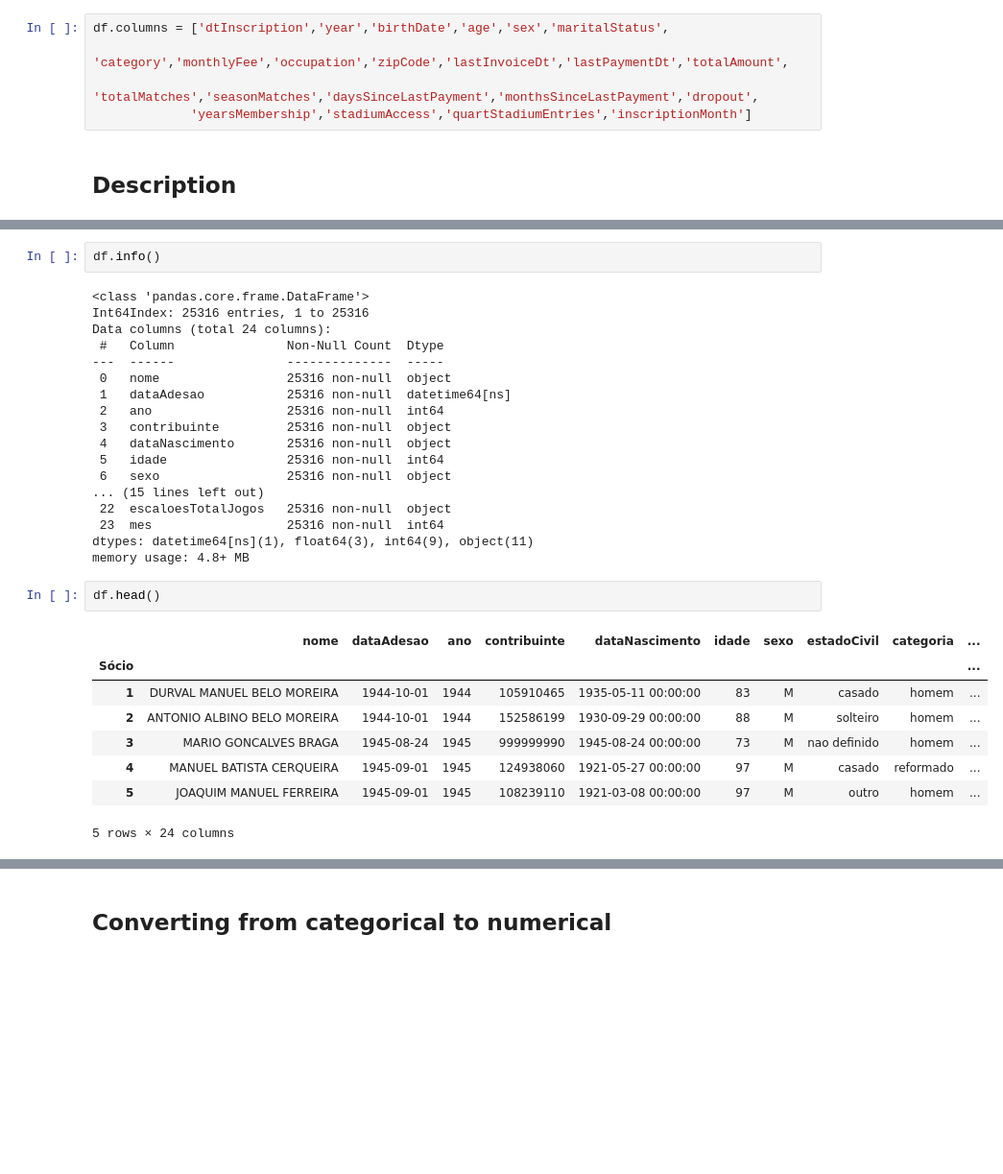
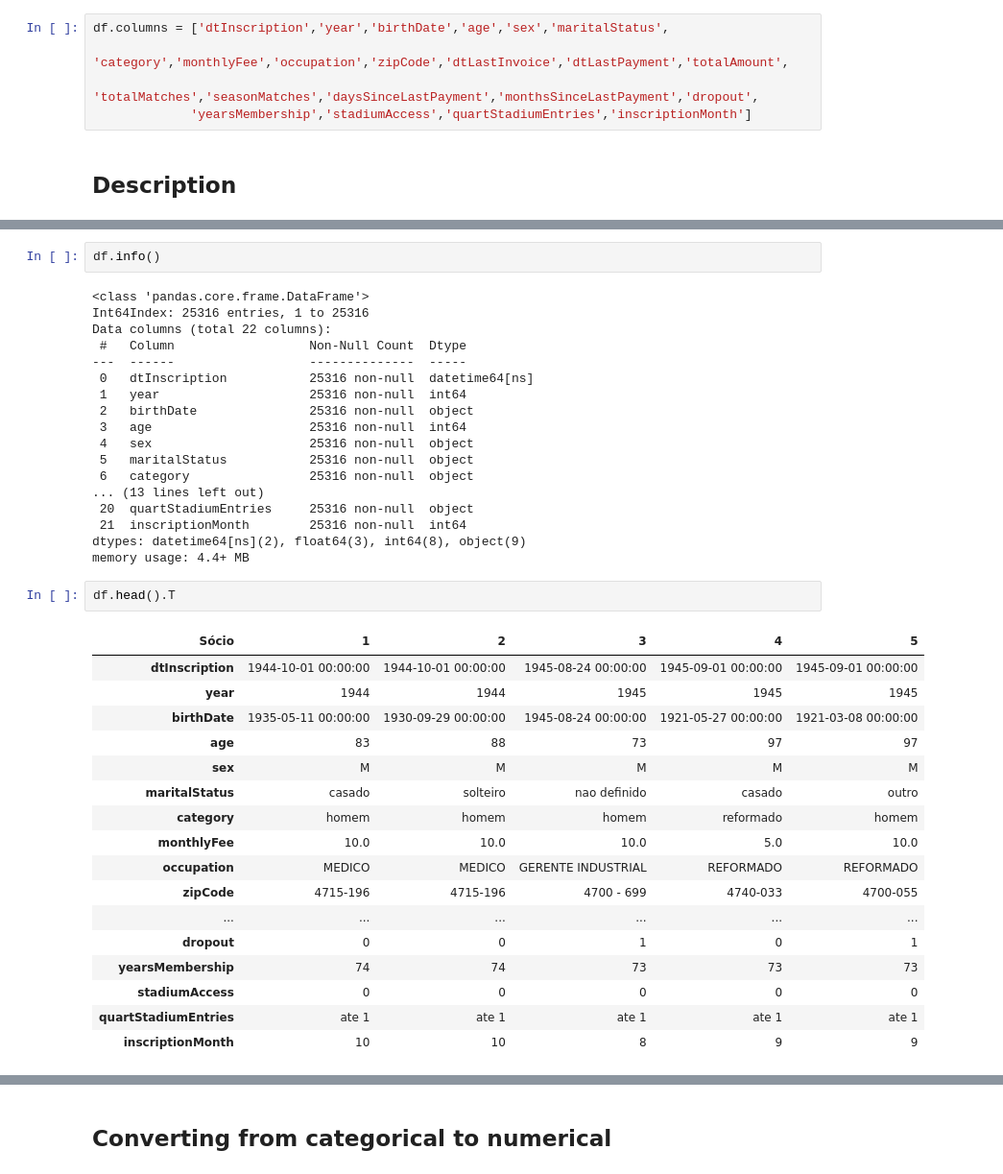
Before and after one commit to pesobreiro/customerDropoutMembership, a Jupyter notebook: analysis/01.survRandomForest.ipynb, the cells around one changed output, grey strips where cells are left out. Shown at 96% size. Saved outputs shown, nothing was run; the diff lists cells and outputs as text; blank space fills up the shorter version.

```diff
--- a/analysis/01.survRandomForest.ipynb
+++ b/analysis/01.survRandomForest.ipynb
@@ -81,7 +81,7 @@ Index(['dataAdesao', 'ano', 'dataNascimento', 'idade', 'sexo', 'estadoCivil',
       dtype='object')
 # %%
 df.columns = ['dtInscription','year','birthDate','age','sex','maritalStatus',
-             'category','monthlyFee','occupation','zipCode','lastInvoiceDt','lastPaymentDt','totalAmount',
+             'category','monthlyFee','occupation','zipCode','dtLastInvoice','dtLastPayment','totalAmount',
              'totalMatches','seasonMatches','daysSinceLastPayment','monthsSinceLastPayment','dropout',
              'yearsMembership','stadiumAccess','quartStadiumEntries','inscriptionMonth']
 # %% [markdown]
@@ -158,30 +145,39 @@ df.info()
 # %% [output]
 <class 'pandas.core.frame.DataFrame'>
 Int64Index: 25316 entries, 1 to 25316
-Data columns (total 24 columns):
- #   Column               Non-Null Count  Dtype
----  ------               --------------  -----
- 0   nome                 25316 non-null  object
- 1   dataAdesao           25316 non-null  datetime64[ns]
- 2   ano                  25316 non-null  int64
- 3   contribuinte         25316 non-null  object
- 4   dataNascimento       25316 non-null  object
- 5   idade                25316 non-null  int64
- 6   sexo                 25316 non-null  object
-... (15 lines left out)
- 22  escaloesTotalJogos   25316 non-null  object
- 23  mes                  25316 non-null  int64
-dtypes: datetime64[ns](1), float64(3), int64(9), object(11)
-memory usage: 4.8+ MB
+Data columns (total 22 columns):
+ #   Column                  Non-Null Count  Dtype
+---  ------                  --------------  -----
+ 0   dtInscription           25316 non-null  datetime64[ns]
+ 1   year                    25316 non-null  int64
+ 2   birthDate               25316 non-null  object
+ 3   age                     25316 non-null  int64
+ 4   sex                     25316 non-null  object
+ 5   maritalStatus           25316 non-null  object
+ 6   category                25316 non-null  object
+... (13 lines left out)
+ 20  quartStadiumEntries     25316 non-null  object
+ 21  inscriptionMonth        25316 non-null  int64
+dtypes: datetime64[ns](2), float64(3), int64(8), object(9)
+memory usage: 4.4+ MB
 # %%
-df.head()
+df.head().T
 # %% [output]
-|  | nome | dataAdesao | ano | contribuinte | dataNascimento | idade | sexo | estadoCivil | categoria | ... |
-| Sócio |  |  |  |  |  |  |  |  |  | ... |
-| 1 | DURVAL MANUEL BELO MOREIRA | 1944-10-01 | 1944 | 105910465 | 1935-05-11 00:00:00 | 83 | M | casado | homem | ... |
-| 2 | ANTONIO ALBINO BELO MOREIRA | 1944-10-01 | 1944 | 152586199 | 1930-09-29 00:00:00 | 88 | M | solteiro | homem | ... |
-| 3 | MARIO GONCALVES BRAGA | 1945-08-24 | 1945 | 999999990 | 1945-08-24 00:00:00 | 73 | M | nao definido | homem | ... |
-| 4 | MANUEL BATISTA CERQUEIRA | 1945-09-01 | 1945 | 124938060 | 1921-05-27 00:00:00 | 97 | M | casado | reformado | ... |
-| 5 | JOAQUIM MANUEL FERREIRA | 1945-09-01 | 1945 | 108239110 | 1921-03-08 00:00:00 | 97 | M | outro | homem | ... |
+| Sócio | 1 | 2 | 3 | 4 | 5 |
+| dtInscription | 1944-10-01 00:00:00 | 1944-10-01 00:00:00 | 1945-08-24 00:00:00 | 1945-09-01 00:00:00 | 1945-09-01 00:00:00 |
+| year | 1944 | 1944 | 1945 | 1945 | 1945 |
+| birthDate | 1935-05-11 00:00:00 | 1930-09-29 00:00:00 | 1945-08-24 00:00:00 | 1921-05-27 00:00:00 | 1921-03-08 00:00:00 |
+| age | 83 | 88 | 73 | 97 | 97 |
+| sex | M | M | M | M | M |
+| maritalStatus | casado | solteiro | nao definido | casado | outro |
+| category | homem | homem | homem | reformado | homem |
+| monthlyFee | 10.0 | 10.0 | 10.0 | 5.0 | 10.0 |
+| occupation | MEDICO | MEDICO | GERENTE INDUSTRIAL | REFORMADO | REFORMADO |
+| zipCode | 4715-196 | 4715-196 | 4700 - 699 | 4740-033 | 4700-055 |
+| ... | ... | ... | ... | ... | ... |
+| dropout | 0 | 0 | 1 | 0 | 1 |
+| yearsMembership | 74 | 74 | 73 | 73 | 73 |
+| stadiumAccess | 0 | 0 | 0 | 0 | 0 |
+| quartStadiumEntries | ate 1 | ate 1 | ate 1 | ate 1 | ate 1 |
+| inscriptionMonth | 10 | 10 | 8 | 9 | 9 |
-5 rows × 24 columns
 # %%
```
Also changed, not shown: parts of 22 cells of this notebook, 2 other files.
